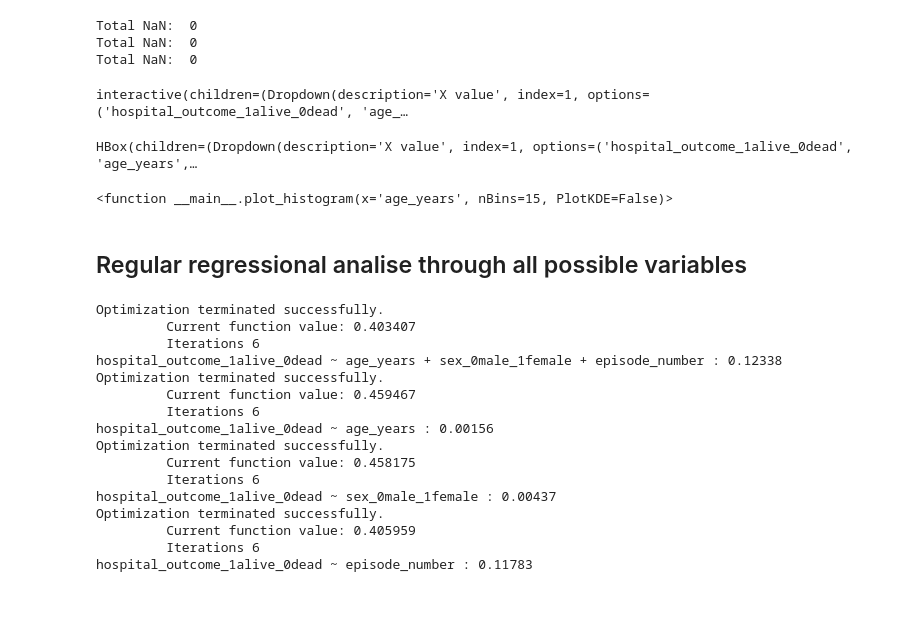
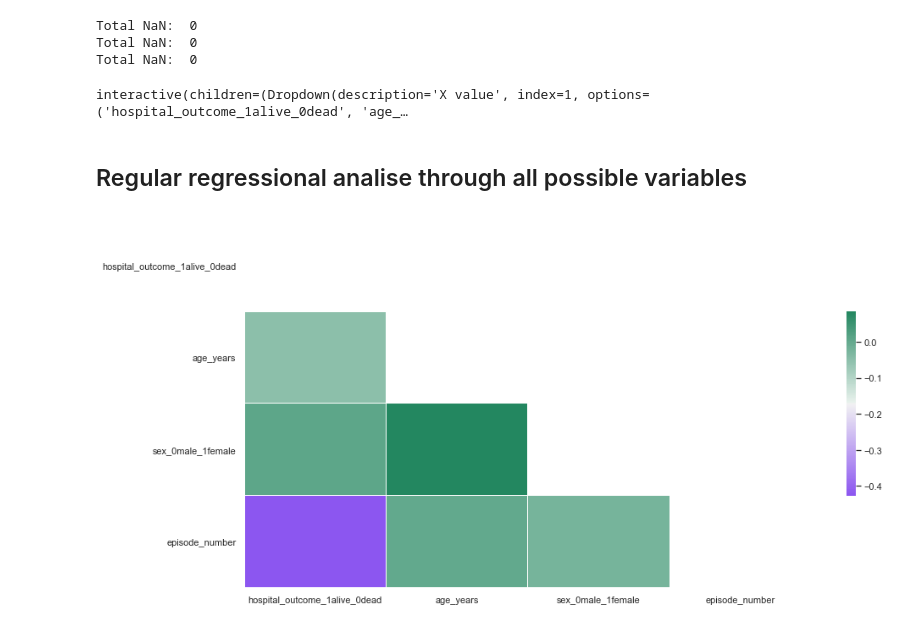
Before and after one commit to Kasia762/DAproject, a Jupyter notebook: DA_ProjectWork_vJupiterLab.ipynb, the cells around one changed output. Drawn from its saved outputs; the diff is of its cells as text; code cells hidden in the pictures.

```diff
--- a/DA_ProjectWork_vJupiterLab.ipynb
+++ b/DA_ProjectWork_vJupiterLab.ipynb
@@ -69,6 +69,7 @@ allVars=dfclean.columns
 ##PUT widgets horizontally
 nxdr = wdg.Dropdown(options = allVars, value = allVars[1],
                     description = 'X value', option = 'X var')
+
 nBinsdr = wdg.Dropdown(options=[2,10,15,20,40], value=2,
                     description = 'Bins number', option = 'Bin value')
 
@@ -77,11 +78,8 @@ def plot_histogram(x = 'age_years', nBins = 15, PlotKDE = False):
 
 out = wdg.interact(plot_histogram, nBins = nBinsdr,PlotKDE = False,x=nxdr)
 ui = wdg.HBox([nxdr,nBinsdr])
-display(ui,out)
 # %% [output]
 interactive(children=(Dropdown(description='X value', index=1, options=('hospital_outcome_1alive_0dead', 'age_…
-HBox(children=(Dropdown(description='X value', index=1, options=('hospital_outcome_1alive_0dead', 'age_years',…
-<function __main__.plot_histogram(x='age_years', nBins=15, PlotKDE=False)>
 # %%
 dftrain = dfclean.sample(frac=0.8, random_state = 200) #training data set (80%)
 dftest = dfclean.drop(dftrain.index) #testing data set (20%)
@@ -102,3 +98,7 @@ def HeatmapCorr(df):
+# %%
+HeatmapCorr(df3)
+# %% [output]
+[figure, added]
 # %%
 def GetKeyVariables(df):
     parCorr = pd.DataFrame(df.corr() )
@@ -168,25 +169,8 @@ def LogRegModelSqrt(independVarList):
     print(depVar,'~',indepVars,':',
               round(res.prsquared,5))#McFadden's pseudo-R-squared.
 # %%
-LogRegModel(independVarList)
-LogRegModel(independVarList[0:1])
-LogRegModel(independVarList[1:2])
-LogRegModel(independVarList[2:3])
+#LogRegModel(independVarList)
+#LogRegModel(independVarList[0:1])
+#LogRegModel(independVarList[1:2])
+#LogRegModel(independVarList[2:3])
-# %% [output]
-Optimization terminated successfully.
-         Current function value: 0.403407
-         Iterations 6
-hospital_outcome_1alive_0dead ~ age_years + sex_0male_1female + episode_number : 0.12338
-Optimization terminated successfully.
-         Current function value: 0.459467
-         Iterations 6
-hospital_outcome_1alive_0dead ~ age_years : 0.00156
-Optimization terminated successfully.
-         Current function value: 0.458175
-         Iterations 6
-hospital_outcome_1alive_0dead ~ sex_0male_1female : 0.00437
-Optimization terminated successfully.
-         Current function value: 0.405959
-         Iterations 6
-hospital_outcome_1alive_0dead ~ episode_number : 0.11783
 # %%
```
Also changed, not shown: parts of 8 cells of this notebook.
